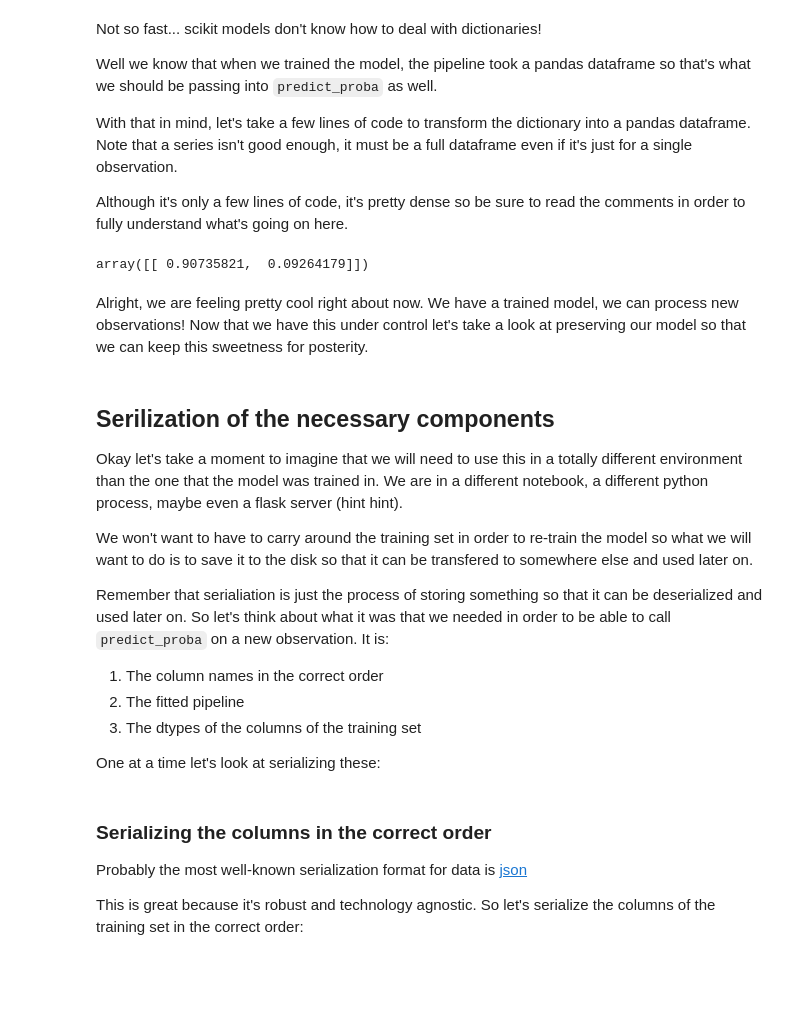
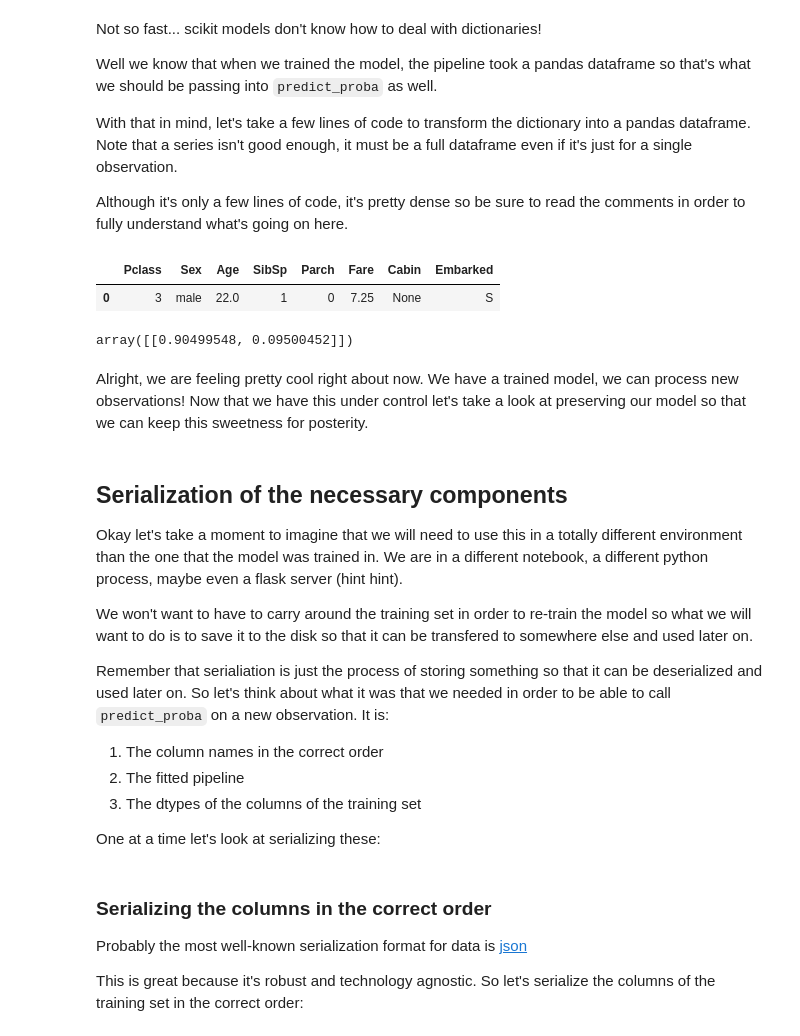
Before and after one commit to LDSSA/heroku-model-deploy, a Jupyter notebook: Train and Serialize.ipynb, the cells around one changed output. Drawn from its saved outputs; the diff is of its cells as text; code cells hidden in the pictures; blank space fills up the shorter version.

```diff
--- a/Train and Serialize.ipynb
+++ b/Train and Serialize.ipynb
@@ -126,7 +126,7 @@ in them so we need to use an [Imputer](http://scikit-learn.org/stable/modules/ge
 for those bad boys.
 # %%
 pipeline = make_pipeline(
-    category_encoders.OneHotEncoder(handle_unknown='ignore'),
+    category_encoders.OneHotEncoder(handle_unknown='impute'),
     Imputer(strategy='mean'),
     LogisticRegression(),
 )
@@ -206,19 +201,24 @@ obs = pd.DataFrame([new_obs_dict], columns=X_train.columns.tolist())
 # Now you need to make sure that the types are correct so that the
 # pipeline steps will have things as expected.
 obs = obs.astype(X_train.dtypes)
-
-# Finally you can call predict_proba and the pipeline will function
-# as expected.
-pipeline.predict_proba(obs)
-# %% [output]
-array([[ 0.90735821,  0.09264179]])
+# %%
+obs
+# %% [output]
+|  | Pclass | Sex | Age | SibSp | Parch | Fare | Cabin | Embarked |
+| 0 | 3 | male | 22.0 | 1 | 0 | 7.25 | None | S |
+# %%
+# Finally you can call predict_proba and the pipeline will function
+# as expected.
+pipeline.predict_proba(obs)
+# %% [output]
+array([[0.90499548, 0.09500452]])
 # %% [markdown]
 Alright, we are feeling pretty cool right about now. We have a trained
 model, we can process new observations! Now that we have this under control
 let's take a look at preserving our model so that we can keep
 this sweetness for posterity.
 # %% [markdown]
-## Serilization of the necessary components
+## Serialization of the necessary components
 
 Okay let's take a moment to imagine that we will need to use
 this in a totally different environment than the one that
```
Also changed, not shown: parts of 10 cells of this notebook, 5 other files.
